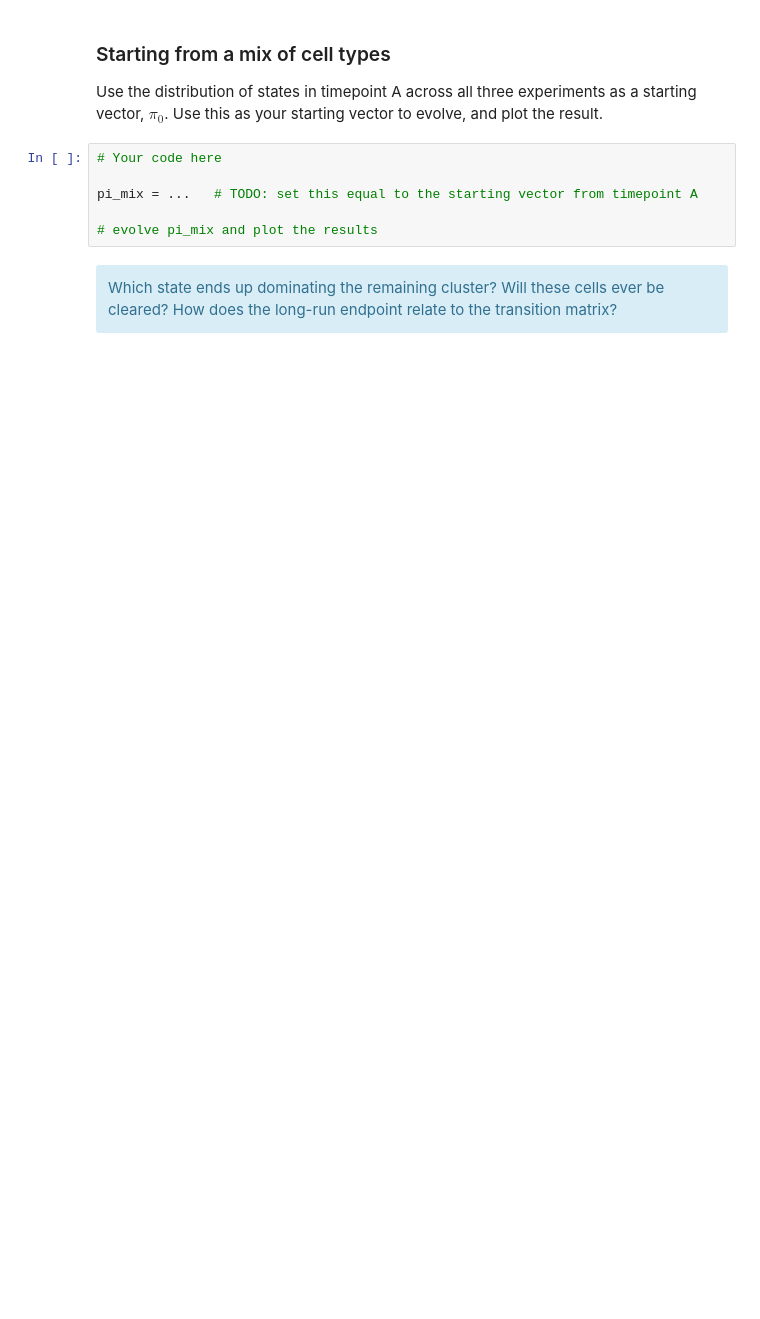
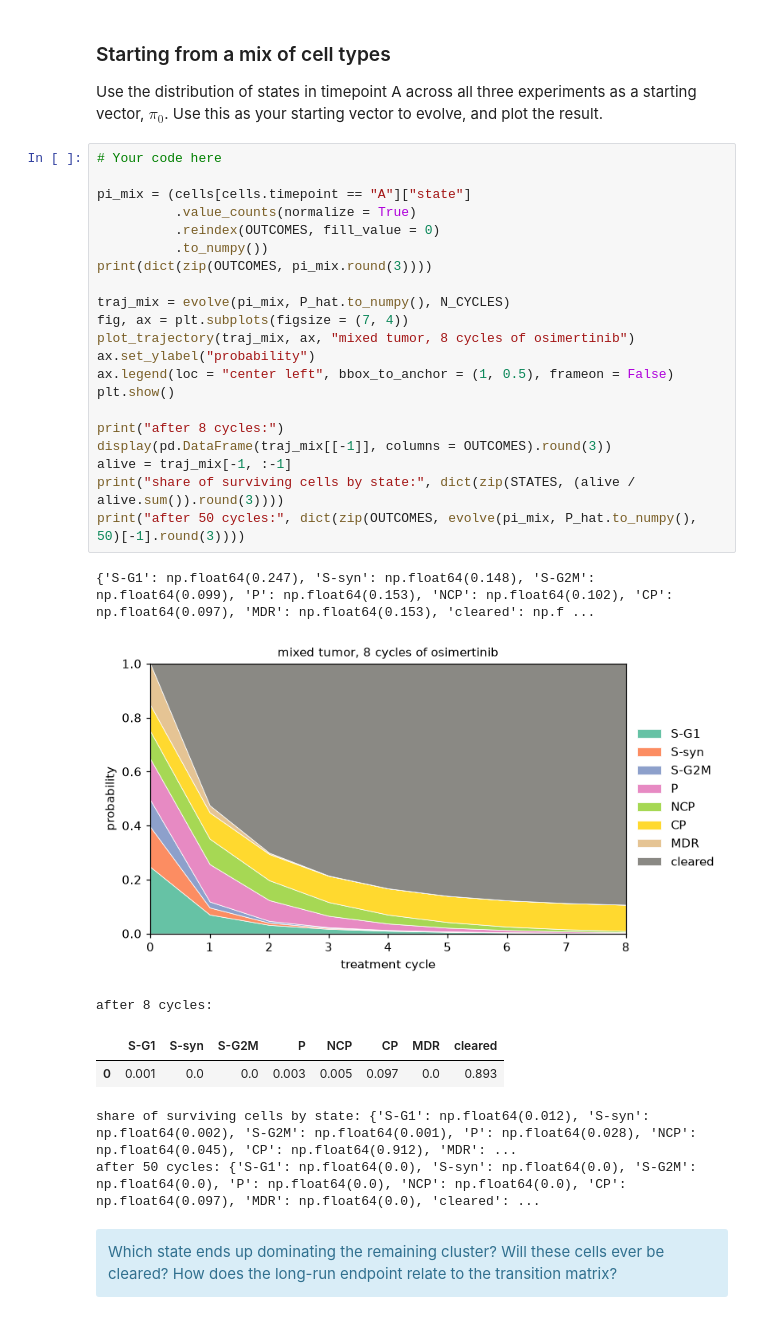
Before and after one commit to jcstallard3/uu_markov, a Jupyter notebook: lab_2/Lab09_markov_chain_cells.ipynb, the cells around one changed output. Drawn from its saved outputs; the diff is of its cells as text; blank space fills up the shorter version.

```diff
--- a/lab_2/Lab09_markov_chain_cells.ipynb
+++ b/lab_2/Lab09_markov_chain_cells.ipynb
@@ -287,8 +306,31 @@ Use the distribution of states in timepoint A across all three experiments as a
 # %%
 # Your code here
 
-pi_mix = ...   # TODO: set this equal to the starting vector from timepoint A
+pi_mix = (cells[cells.timepoint == "A"]["state"]
+          .value_counts(normalize = True)
+          .reindex(OUTCOMES, fill_value = 0)
+          .to_numpy())
+print(dict(zip(OUTCOMES, pi_mix.round(3))))
 
-# evolve pi_mix and plot the results
+traj_mix = evolve(pi_mix, P_hat.to_numpy(), N_CYCLES)
+fig, ax = plt.subplots(figsize = (7, 4))
+plot_trajectory(traj_mix, ax, "mixed tumor, 8 cycles of osimertinib")
+ax.set_ylabel("probability")
+ax.legend(loc = "center left", bbox_to_anchor = (1, 0.5), frameon = False)
+plt.show()
+
+print("after 8 cycles:")
+display(pd.DataFrame(traj_mix[[-1]], columns = OUTCOMES).round(3))
+alive = traj_mix[-1, :-1]
+print("share of surviving cells by state:", dict(zip(STATES, (alive / alive.sum()).round(3))))
+print("after 50 cycles:", dict(zip(OUTCOMES, evolve(pi_mix, P_hat.to_numpy(), 50)[-1].round(3))))
+# %% [output]
+{'S-G1': np.float64(0.247), 'S-syn': np.float64(0.148), 'S-G2M': np.float64(0.099), 'P': np.float64(0.153), 'NCP': np.float64(0.102), 'CP': np.float64(0.097), 'MDR': np.float64(0.153), 'cleared': np.f ...
+[figure, added]
+after 8 cycles:
+|  | S-G1 | S-syn | S-G2M | P | NCP | CP | MDR | cleared |
+| 0 | 0.001 | 0.0 | 0.0 | 0.003 | 0.005 | 0.097 | 0.0 | 0.893 |
+share of surviving cells by state: {'S-G1': np.float64(0.012), 'S-syn': np.float64(0.002), 'S-G2M': np.float64(0.001), 'P': np.float64(0.028), 'NCP': np.float64(0.045), 'CP': np.float64(0.912), 'MDR': ...
+after 50 cycles: {'S-G1': np.float64(0.0), 'S-syn': np.float64(0.0), 'S-G2M': np.float64(0.0), 'P': np.float64(0.0), 'NCP': np.float64(0.0), 'CP': np.float64(0.097), 'MDR': np.float64(0.0), 'cleared': ...
 # %% [markdown]
 <div class = "alert alert-info"> Which state ends up dominating the remaining cluster? Will these cells ever be cleared? How does the long-run endpoint relate to the transition matrix?</div>
```
Also changed, not shown: parts of 23 cells of this notebook.
